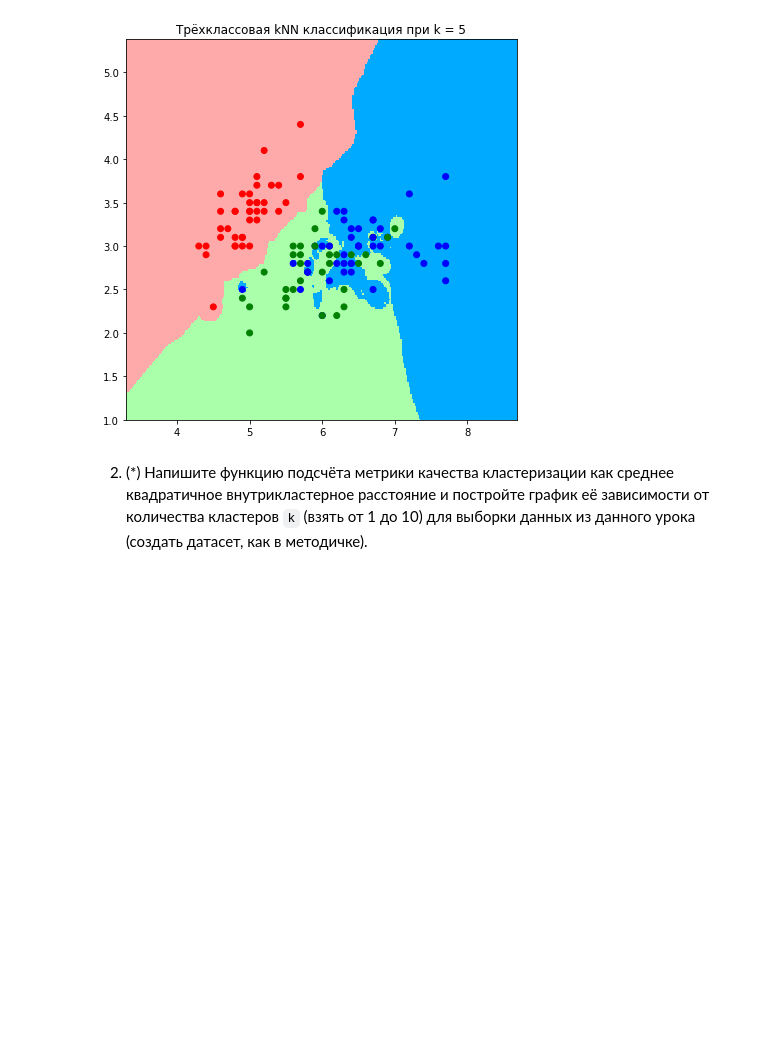
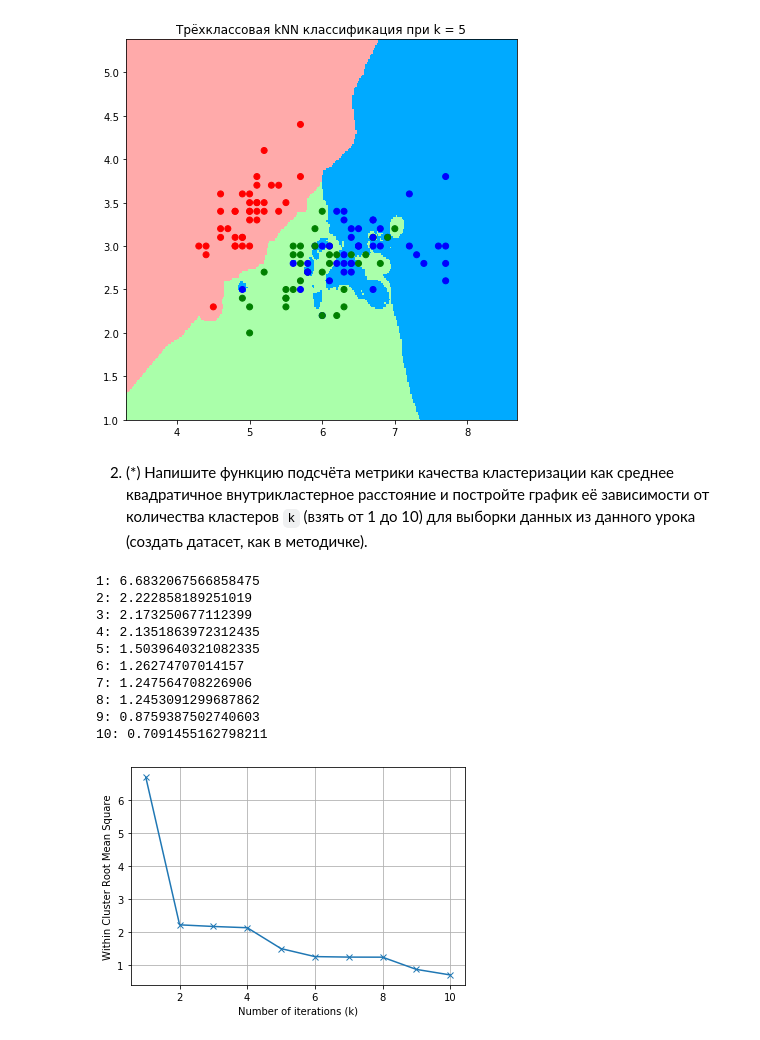
Before and after one commit to nglaz0v/Data_Analysis_Algorithms, a Jupyter notebook: task_07.ipynb, the cells around one changed output. Saved outputs shown, nothing was run; the diff lists cells and outputs as text; code cells hidden in the pictures; blank space fills up the shorter version.

```diff
--- a/task_07.ipynb
+++ b/task_07.ipynb
@@ -100,3 +100,41 @@ get_graph(X_train, y_train, k, f3)
 [figure]
 # %% [markdown]
 2. (\*) Напишите функцию подсчёта метрики качества кластеризации как среднее квадратичное внутрикластерное расстояние и постройте график её зависимости от количества кластеров `k` (взять от 1 до 10) для выборки данных из данного урока (создать датасет, как в методичке).
+# %%
+def wcrms(centroids, clusters):
+    """среднее квадратичное внутрикластерное расстояние (Within Cluster Root Mean Square)"""
+    n = 0
+    wcss = 0  # Within Cluster Sum Squares
+    for i in range(len(centroids)):
+        n += len(clusters[i])
+        for point in clusters[i]:
+            for j in range(len(centroids[0])):
+                wcss += np.square(centroids[i][j] - point[j])
+    return np.sqrt(wcss / (n*len(centroids[0])))
+# %%
+K = 10
+max_iterations = 1
+min_distance = 1e-4
+q = []
+for k in range(1, K+1):
+    centroids, clusters = kmeans(X, k, max_iterations, min_distance)
+    q.append(wcrms(centroids, clusters))
+    print(f"{k}: {q[-1]}")
+
+plt.plot(range(1, K+1), q, marker='x')
+plt.xlabel("Number of iterations (k)")
+plt.ylabel("Within Cluster Root Mean Square")
+plt.grid()
+plt.show()
+# %% [output]
+1: 6.6832067566858475
+2: 2.222858189251019
+3: 2.173250677112399
+4: 2.1351863972312435
+5: 1.5039640321082335
+6: 1.26274707014157
+7: 1.247564708226906
+8: 1.2453091299687862
+9: 0.8759387502740603
+10: 0.7091455162798211
+[figure, added]
```
